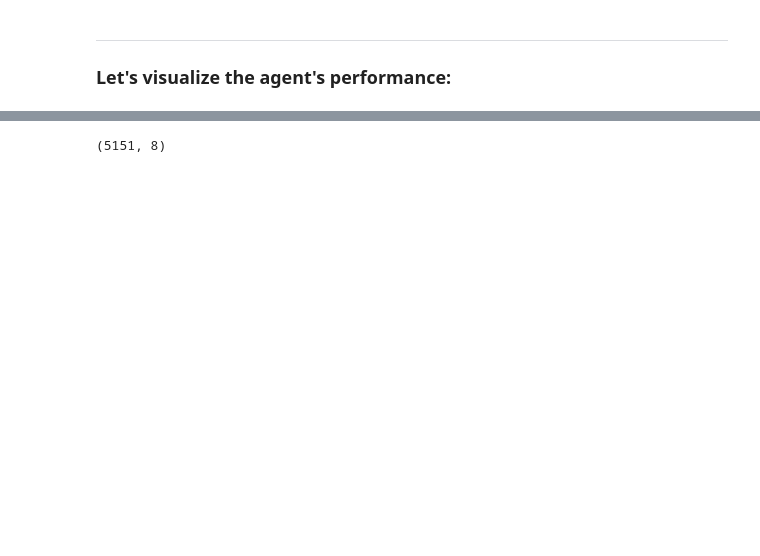
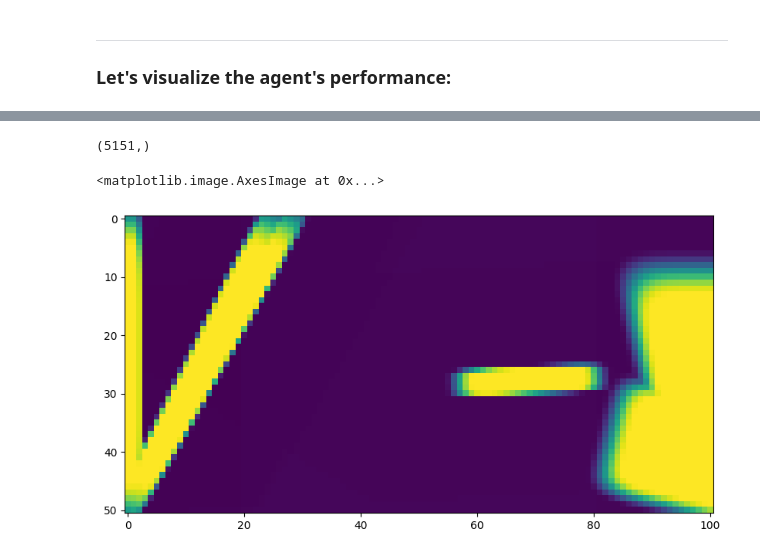
Before and after one commit to ThomasRochefortB/sogym, a Jupyter notebook: tutorial.ipynb, the cells around one changed output, grey strips where cells are left out. Saved outputs shown, nothing was run; the diff lists cells and outputs as text; code cells hidden in the pictures; blank space fills up the shorter version.

```diff
--- a/tutorial.ipynb
+++ b/tutorial.ipynb
@@ -167,4 +248,10 @@ fig
 # %%
-env.get_attr('Phi')[0].shape
+env.get_attr('H')[0].shape
 # %% [output]
-(5151, 8)
+(5151,)
+# %%
+import matplotlib.pyplot as plt
+plt.imshow(env.get_attr('H')[0].reshape((51,101),order='F'))
+# %% [output]
+<matplotlib.image.AxesImage at 0x...>
+[figure, added]
```
Also changed, not shown: parts of 11 cells of this notebook.
